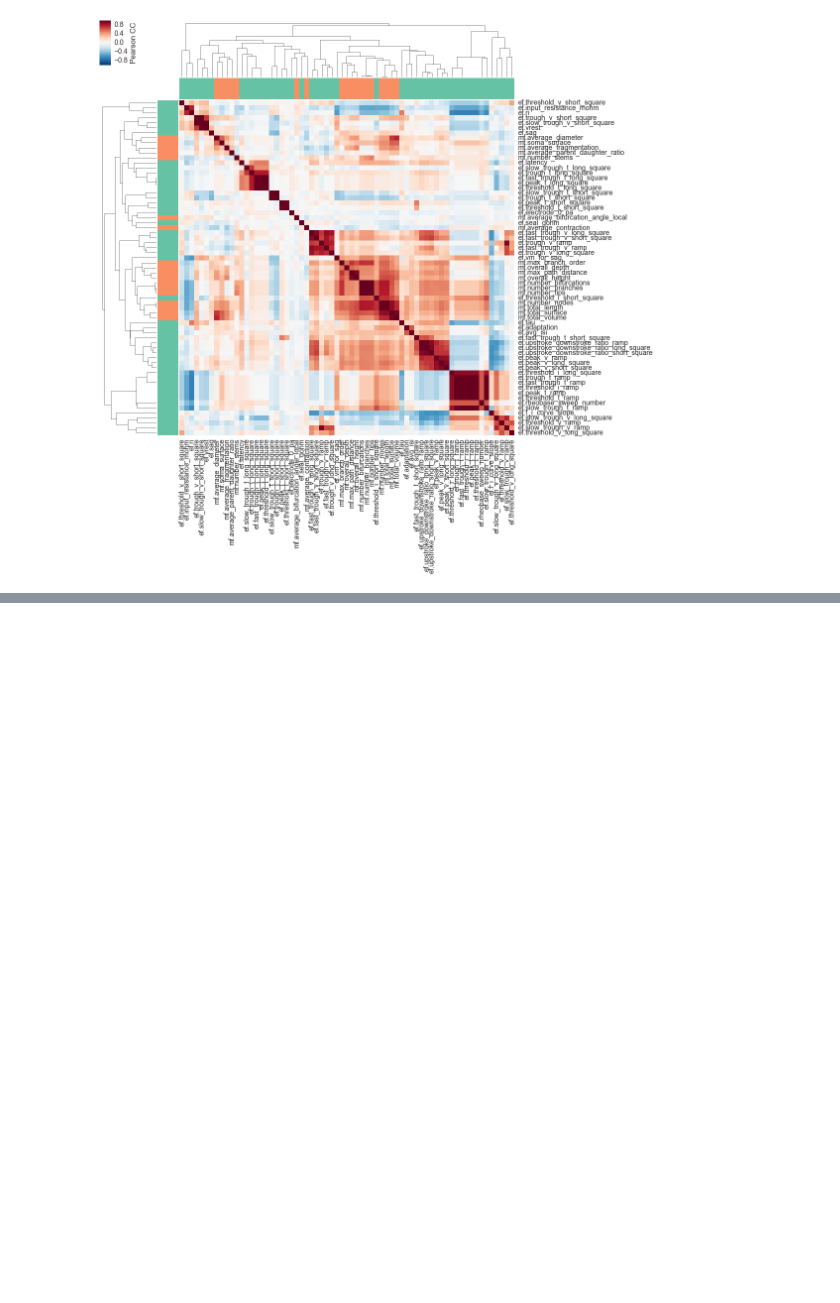
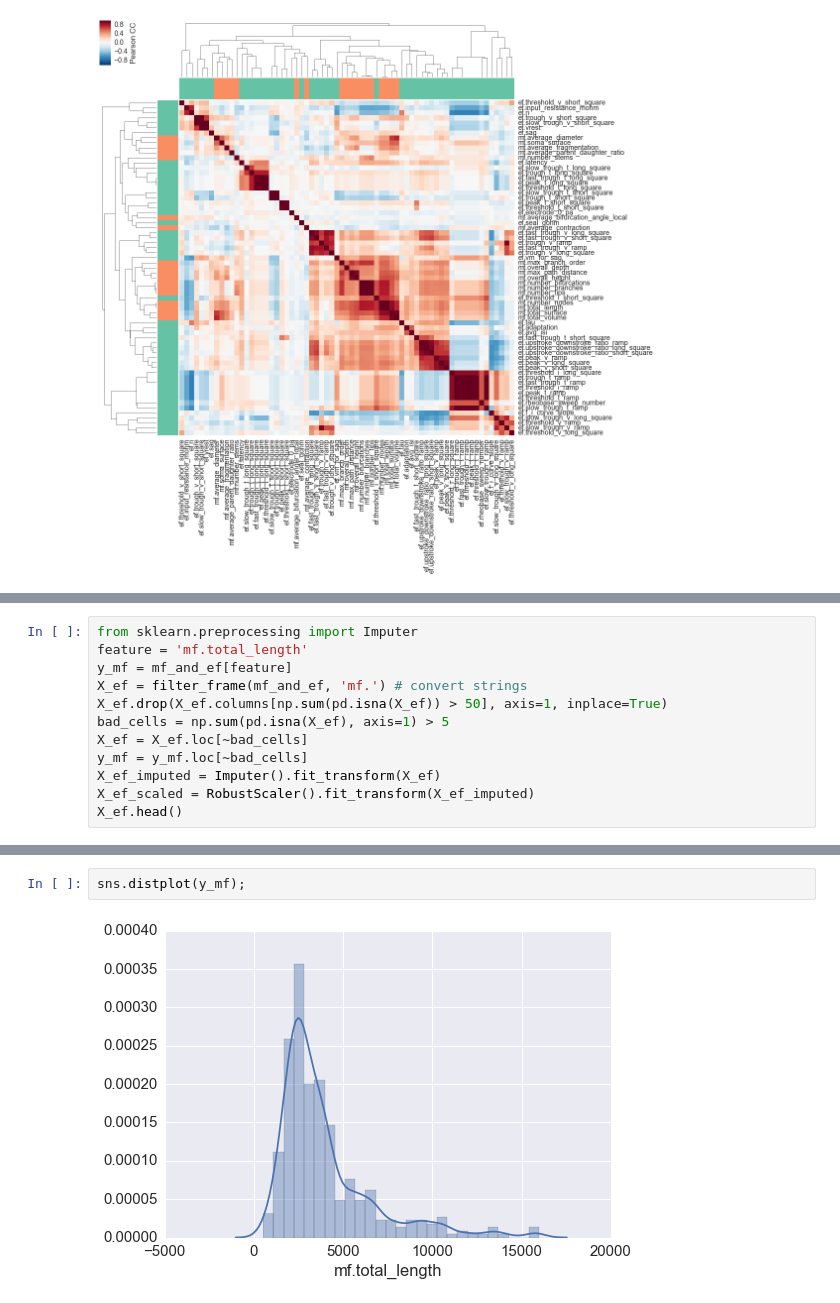
Before and after one commit to davidhbrann/CompClub-sklearn, a Jupyter notebook: 1_allen_cellTypes.ipynb, the cells around one changed output, grey strips where cells are left out. Saved outputs shown, nothing was run; the diff lists cells and outputs as text; blank space fills up the shorter version.

```diff
--- a/1_allen_cellTypes.ipynb
+++ b/1_allen_cellTypes.ipynb
@@ -152,0 +282,12 @@ class SklearnHelper(object):
+# %%
+from sklearn.preprocessing import Imputer
+feature = 'mf.total_length'
+y_mf = mf_and_ef[feature]
+X_ef = filter_frame(mf_and_ef, 'mf.') # convert strings
+X_ef.drop(X_ef.columns[np.sum(pd.isna(X_ef)) > 50], axis=1, inplace=True)
+bad_cells = np.sum(pd.isna(X_ef), axis=1) > 5
+X_ef = X_ef.loc[~bad_cells]
+y_mf = y_mf.loc[~bad_cells]
+X_ef_imputed = Imputer().fit_transform(X_ef)
+X_ef_scaled = RobustScaler().fit_transform(X_ef_imputed)
+X_ef.head()
@@ -152,0 +303,4 @@ class SklearnHelper(object):
+# %%
+sns.distplot(y_mf);
+# %% [output]
+[figure, added]
```
Also changed, not shown: parts of 31 cells of this notebook, 1 other file.
